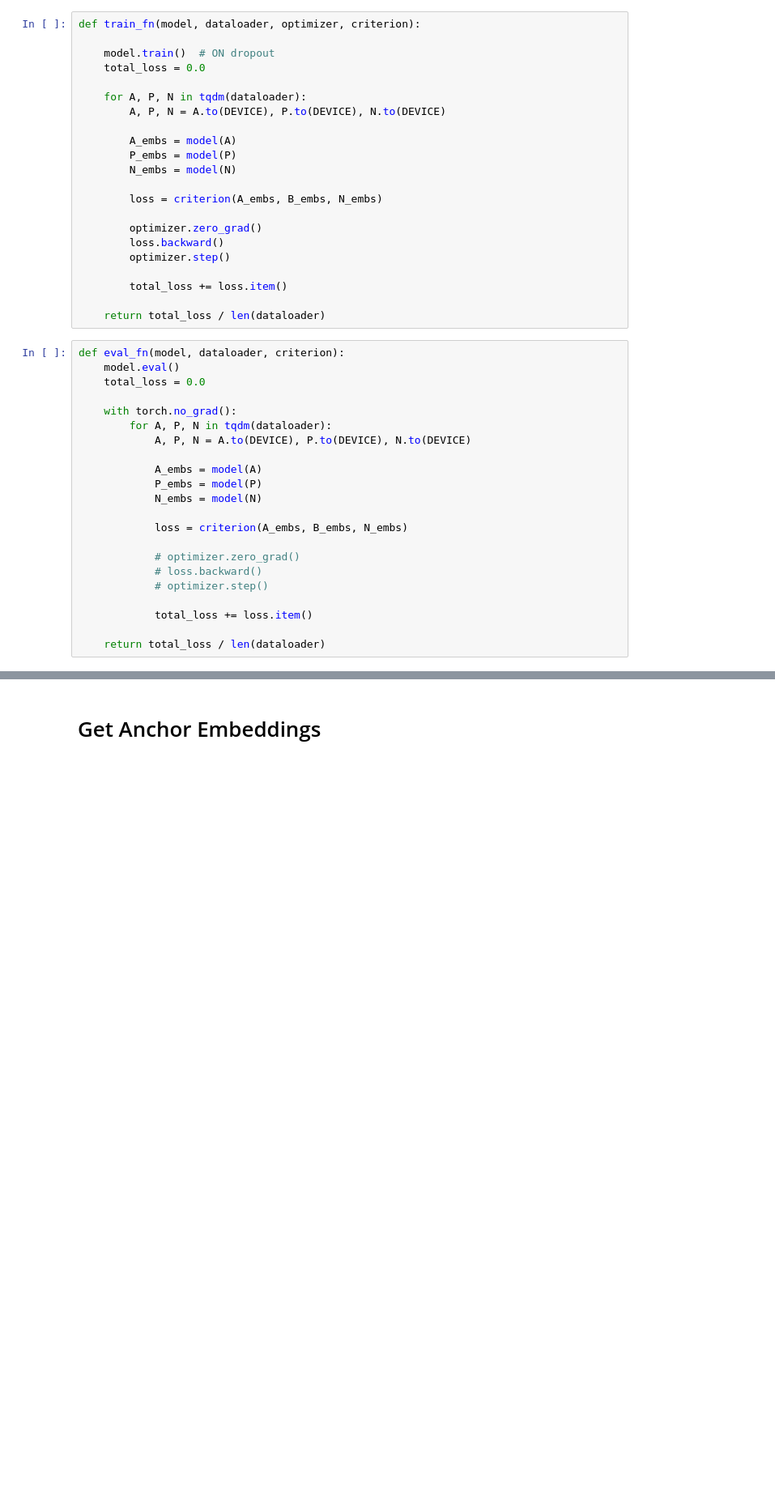
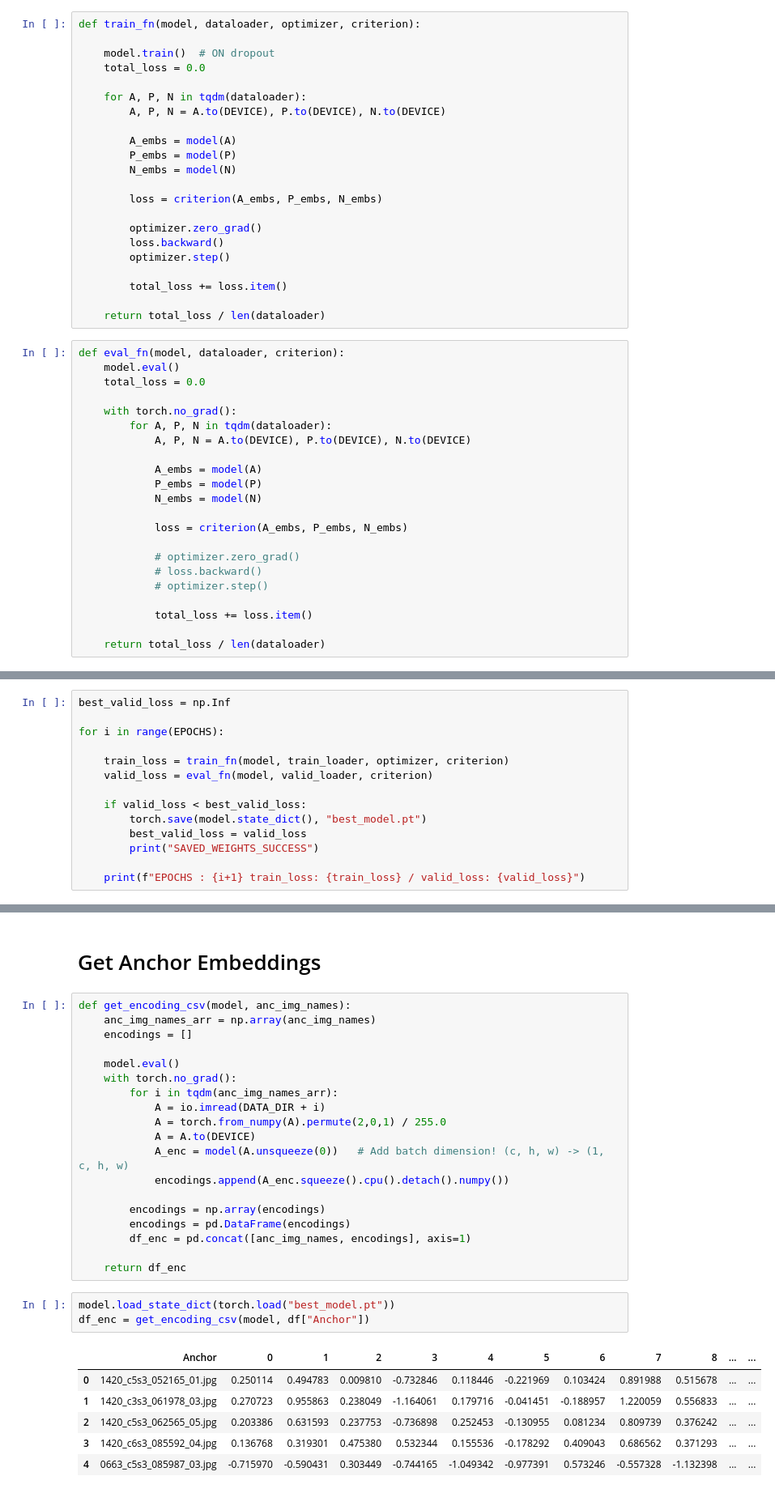
Before and after one commit to makkimaki/siamese-network-coursera-tutorial, a Jupyter notebook: Deep_Learning_with_PyTorch_Siamese_Network.ipynb, the cells around one changed output, grey strips where cells are left out. Shown at 81% size. Drawn from its saved outputs; the diff is of its cells as text; blank space fills up the shorter version.

```diff
--- a/Deep_Learning_with_PyTorch_Siamese_Network.ipynb
+++ b/Deep_Learning_with_PyTorch_Siamese_Network.ipynb
@@ -198,7 +193,7 @@ def train_fn(model, dataloader, optimizer, criterion):
         P_embs = model(P)
         N_embs = model(N)
 
-        loss = criterion(A_embs, B_embs, N_embs)
+        loss = criterion(A_embs, P_embs, N_embs)
 
         optimizer.zero_grad()
         loss.backward()
@@ -220,7 +215,7 @@ def eval_fn(model, dataloader, criterion):
             P_embs = model(P)
             N_embs = model(N)
 
-            loss = criterion(A_embs, B_embs, N_embs)
+            loss = criterion(A_embs, P_embs, N_embs)
 
             # optimizer.zero_grad()
             # loss.backward()
@@ -234,3 +229,17 @@ criterion = nn.TripletMarginLoss()
 optimizer = torch.optim.Adam(model.parameters(), lr=LR)
 # %% [markdown]
 # Create Training Loop
+# %%
+best_valid_loss = np.Inf
+
+for i in range(EPOCHS):
+
+    train_loss = train_fn(model, train_loader, optimizer, criterion)
+    valid_loss = eval_fn(model, valid_loader, criterion)
+
+    if valid_loss < best_valid_loss:
+        torch.save(model.state_dict(), "best_model.pt")
+        best_valid_loss = valid_loss
+        print("SAVED_WEIGHTS_SUCCESS")
+
+    print(f"EPOCHS : {i+1} train_loss: {train_loss} / valid_loss: {valid_loss}")
@@ -237,2 +267,31 @@ optimizer = torch.optim.Adam(model.parameters(), lr=LR)
 # %% [markdown]
 # Get Anchor Embeddings
+# %%
+def get_encoding_csv(model, anc_img_names):
+    anc_img_names_arr = np.array(anc_img_names)
+    encodings = []
+
+    model.eval()
+    with torch.no_grad():
+        for i in tqdm(anc_img_names_arr):
+            A = io.imread(DATA_DIR + i)
+            A = torch.from_numpy(A).permute(2,0,1) / 255.0
+            A = A.to(DEVICE)
+            A_enc = model(A.unsqueeze(0))   # Add batch dimension! (c, h, w) -> (1, c, h, w)
+            encodings.append(A_enc.squeeze().cpu().detach().numpy())
+
+        encodings = np.array(encodings)
+        encodings = pd.DataFrame(encodings)
+        df_enc = pd.concat([anc_img_names, encodings], axis=1)
+
+    return df_enc
+# %%
+model.load_state_dict(torch.load("best_model.pt"))
+df_enc = get_encoding_csv(model, df["Anchor"])
+# %% [output]
+|  | Anchor | 0 | 1 | 2 | 3 | 4 | 5 | 6 | 7 | 8 | ... | ... |
+| 0 | 1420_c5s3_052165_01.jpg | 0.250114 | 0.494783 | 0.009810 | -0.732846 | 0.118446 | -0.221969 | 0.103424 | 0.891988 | 0.515678 | ... | ... |
+| 1 | 1420_c3s3_061978_03.jpg | 0.270723 | 0.955863 | 0.238049 | -1.164061 | 0.179716 | -0.041451 | -0.188957 | 1.220059 | 0.556833 | ... | ... |
+| 2 | 1420_c5s3_062565_05.jpg | 0.203386 | 0.631593 | 0.237753 | -0.736898 | 0.252453 | -0.130955 | 0.081234 | 0.809739 | 0.376242 | ... | ... |
+| 3 | 1420_c6s3_085592_04.jpg | 0.136768 | 0.319301 | 0.475380 | 0.532344 | 0.155536 | -0.178292 | 0.409043 | 0.686562 | 0.371293 | ... | ... |
+| 4 | 0663_c5s3_085987_03.jpg | -0.715970 | -0.590431 | 0.303449 | -0.744165 | -1.049342 | -0.977391 | 0.573246 | -0.557328 | -1.132398 | ... | ... |
```
Also changed, not shown: parts of 5 cells of this notebook.
